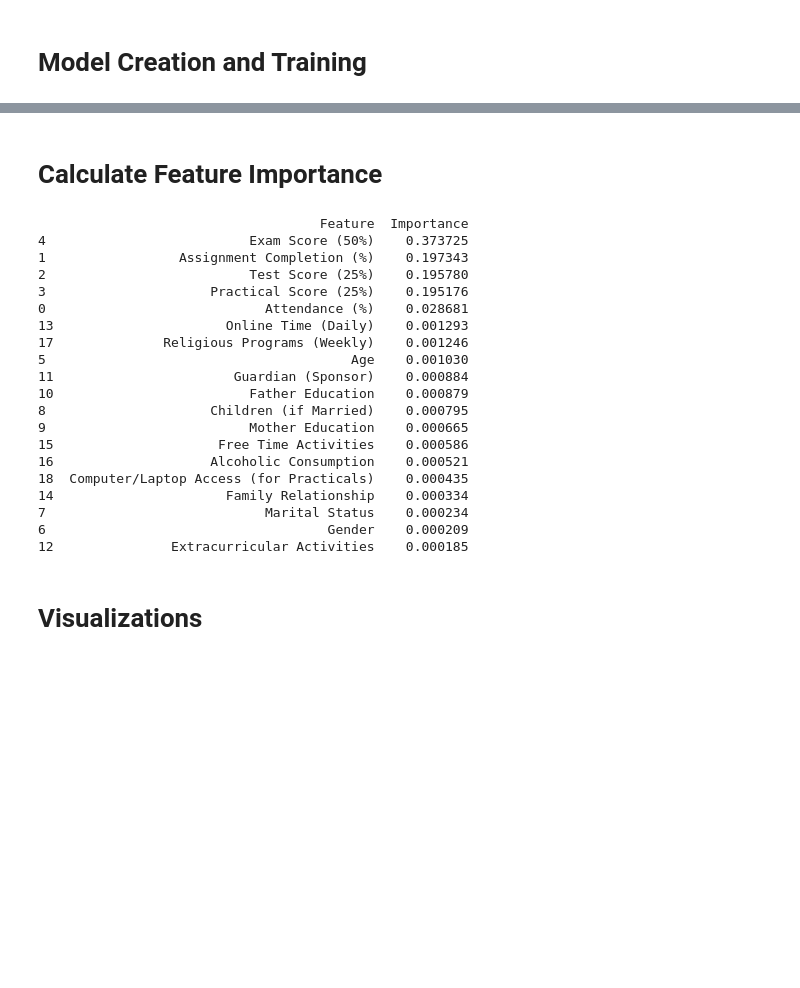
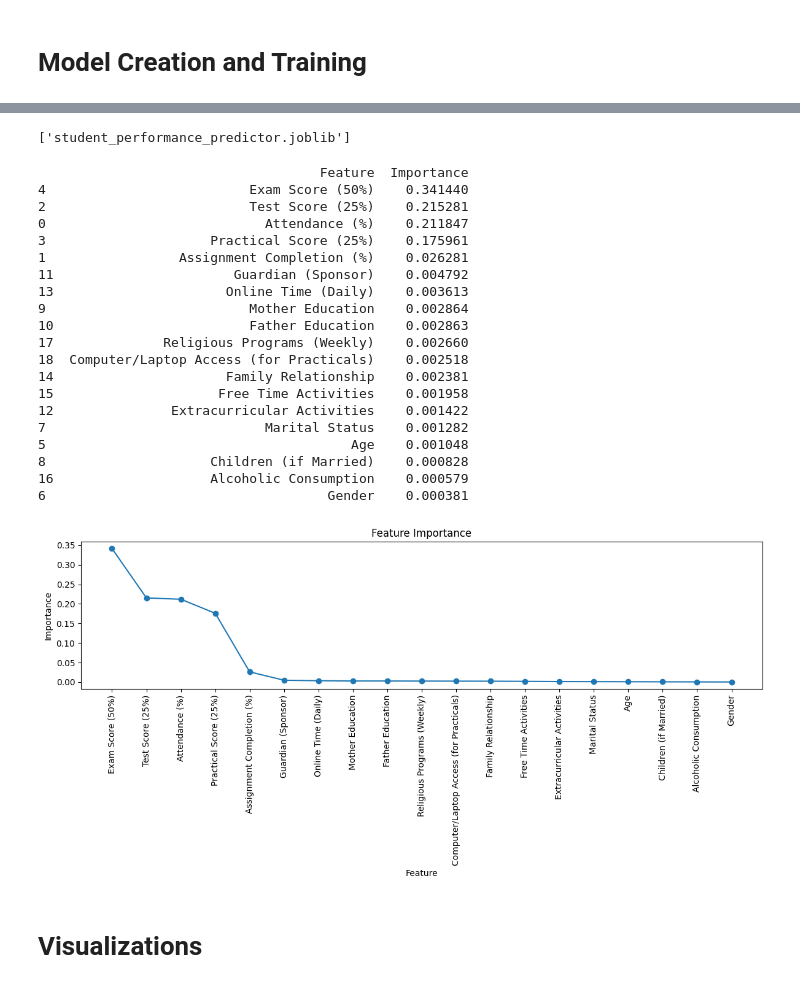
Before and after one commit to Psunday2000/student_performance_model, a Jupyter notebook: student_performance.ipynb, the cells around one changed output, grey strips where cells are left out. Cells and saved outputs as stored; diff of their text form; code cells hidden in the pictures; blank space fills up the shorter version.

```diff
--- a/student_performance.ipynb
+++ b/student_performance.ipynb
@@ -133,32 +120,48 @@ Model saved successfully.
-# %% [markdown]
-# Calculate Feature Importance
-# %%
-importances = clf.feature_importances_
-# Create a DataFrame to display feature importances
-feature_importances = pd.DataFrame({'Feature' : X.columns, 'Importance' : importances})
-feature_importances = feature_importances.sort_values('Importance', ascending=False)
-print(feature_importances)
-# %% [output]
-                                    Feature  Importance
-4                          Exam Score (50%)    0.373725
-1                 Assignment Completion (%)    0.197343
-2                          Test Score (25%)    0.195780
-3                     Practical Score (25%)    0.195176
-0                            Attendance (%)    0.028681
-13                      Online Time (Daily)    0.001293
-17              Religious Programs (Weekly)    0.001246
-5                                       Age    0.001030
-11                       Guardian (Sponsor)    0.000884
-10                         Father Education    0.000879
-8                     Children (if Married)    0.000795
-9                          Mother Education    0.000665
-15                     Free Time Activities    0.000586
-16                    Alcoholic Consumption    0.000521
-18  Computer/Laptop Access (for Practicals)    0.000435
-14                      Family Relationship    0.000334
-7                            Marital Status    0.000234
-6                                    Gender    0.000209
-12               Extracurricular Activities    0.000185
+# %%
+# Save the best model
+joblib.dump(best_clf, 'student_performance_predictor.joblib')
+# %% [output]
+['student_performance_predictor.joblib']
+# %%
+# Feature Importance
+feature_importances = best_clf.named_steps['clf'].feature_importances_
+feature_names = X_train.columns  # Assuming X_train is your training features after label encoding
+feature_importance_df = pd.DataFrame({'Feature': feature_names, 'Importance': feature_importances}).sort_values('Importance', ascending=False)
+print(feature_importance_df)
+
+
+# Plot feature importances
+plt.figure(figsize=(12, 6))
+plt.plot(feature_importance_df['Feature'], feature_importance_df['Importance'], marker='o')
+plt.xlabel('Feature')
+plt.ylabel('Importance')
+plt.title('Feature Importance')
+plt.xticks(rotation=90)  # Rotate x-axis labels for better readability
+plt.tight_layout()
+plt.savefig('feature_importance.jpg', dpi=600)
+plt.show()
+# %% [output]
+                                    Feature  Importance
+4                          Exam Score (50%)    0.341440
+2                          Test Score (25%)    0.215281
+0                            Attendance (%)    0.211847
+3                     Practical Score (25%)    0.175961
+1                 Assignment Completion (%)    0.026281
+11                       Guardian (Sponsor)    0.004792
+13                      Online Time (Daily)    0.003613
+9                          Mother Education    0.002864
+10                         Father Education    0.002863
+17              Religious Programs (Weekly)    0.002660
+18  Computer/Laptop Access (for Practicals)    0.002518
+14                      Family Relationship    0.002381
+15                     Free Time Activities    0.001958
+12               Extracurricular Activities    0.001422
+7                            Marital Status    0.001282
+5                                       Age    0.001048
+8                     Children (if Married)    0.000828
+16                    Alcoholic Consumption    0.000579
+6                                    Gender    0.000381
+[figure, added]
 # %% [markdown]
 # Visualizations
 # %%
```
Also changed, not shown: parts of 22 cells of this notebook, 15 other files.
